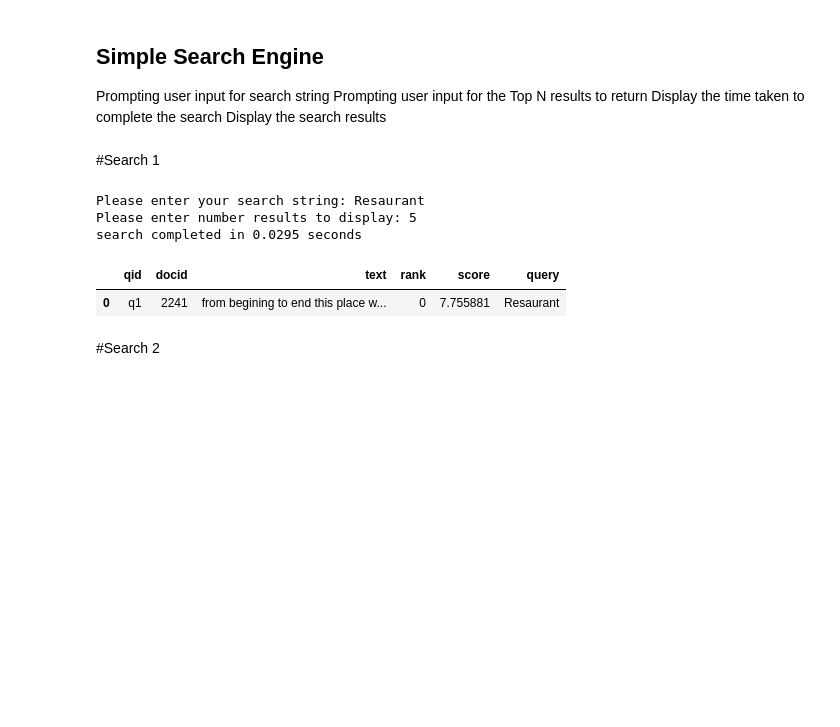
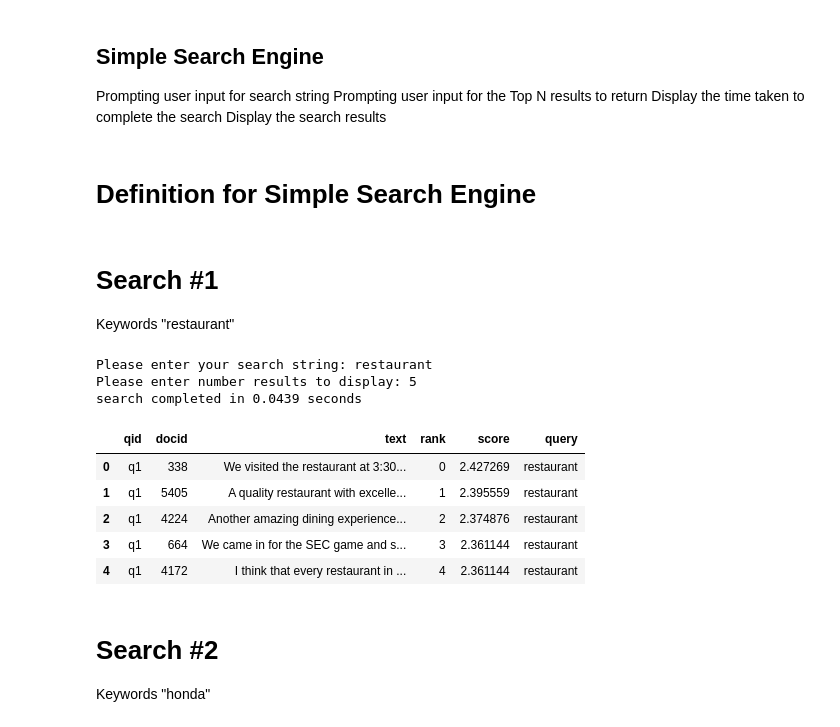
Before and after one commit to d1p013/testing, a Jupyter notebook: Assignment_Simple_Search_Engine.ipynb, the cells around one changed output. Cells and saved outputs as stored; diff of their text form; code cells hidden in the pictures; blank space fills up the shorter version.

```diff
--- a/Assignment_Simple_Search_Engine.ipynb
+++ b/Assignment_Simple_Search_Engine.ipynb
@@ -230,39 +235,50 @@ Prompting user input for search string
 Prompting user input for the Top N results to return
 Display the time taken to complete the search
 Display the search results
+# %% [markdown]
+# Definition for Simple Search Engine
+# %%
+def SimpleSearch():
+  import time
+  import pandas as pd
+  pd.reset_option('^display.', silent=True)
+  #pd.set_option('display.max_rows', None)
+  pd.set_option('display.max_columns', None)
+  #pd.set_option('display.width', None)
+  #pd.set_option('display.max_colwidth', -1)
+
+  search_str = input("Please enter your search string: ")
+  #print("Search string: ", search_str)
+  TopN = input("Please enter number results to display: ")
+  #print("Top N results: ", TopN)
+  Tstart = time.perf_counter()
+  topics = pd.DataFrame([["q1", search_str]],columns=['qid','query'])
+  results = pt.BatchRetrieve(indexref, wmodel="TF_IDF", properties={"termpipelines" : "Stopwords,PorterStemmer"}, metadata=["text"], num_results=int(TopN)).transform(topics)
+  Tend = time.perf_counter()
+  print(f"search completed in {Tend - Tstart:0.4f} seconds")
+
+  if len(results) == 0:
+    print("no result found!")
+  #else:
+    #print("len: ", len(results))
+    #print(results)
+
+  return results
 # %% [markdown]
-#Search 1
+# Search #1
+Keywords "restaurant"
-# %%
-import time
-import pandas as pd
-pd.reset_option('^display.', silent=True)
-#pd.set_option('display.max_rows', None)
-pd.set_option('display.max_columns', None)
-#pd.set_option('display.width', None)
-#pd.set_option('display.max_colwidth', -1)
-
-search_str = input("Please enter your search string: ")
-#print("Search string: ", search_str)
-TopN = input("Please enter number results to display: ")
-#print("Top N results: ", TopN)
-Tstart = time.perf_counter()
-topics = pd.DataFrame([["q1", search_str]],columns=['qid','query'])
-results = pt.BatchRetrieve(indexref, wmodel="TF_IDF", properties={"termpipelines" : "Stopwords,PorterStemmer"}, metadata=["text"], num_results=int(TopN)).transform(topics)
-Tend = time.perf_counter()
-print(f"search completed in {Tend - Tstart:0.4f} seconds")
-
-if len(results) == 0:
-  print("no result found!")
-#else:
-  #print("len: ", len(results))
-  #print(results)
-
-results
-# %% [output]
-Please enter your search string: Resaurant
-Please enter number results to display: 5
-search completed in 0.0295 seconds
-|  | qid | docid | text | rank | score | query |
-| 0 | q1 | 2241 | from begining to end this place w... | 0 | 7.755881 | Resaurant |
+# %%
+SimpleSearch()
+# %% [output]
+Please enter your search string: restaurant
+Please enter number results to display: 5
+search completed in 0.0439 seconds
+|  | qid | docid | text | rank | score | query |
+| 0 | q1 | 338 | We visited the restaurant at 3:30... | 0 | 2.427269 | restaurant |
+| 1 | q1 | 5405 | A quality restaurant with excelle... | 1 | 2.395559 | restaurant |
+| 2 | q1 | 4224 | Another amazing dining experience... | 2 | 2.374876 | restaurant |
+| 3 | q1 | 664 | We came in for the SEC game and s... | 3 | 2.361144 | restaurant |
+| 4 | q1 | 4172 | I think that every restaurant in ... | 4 | 2.361144 | restaurant |
 # %% [markdown]
-#Search 2
+# Search #2
+Keywords "honda"
```
Also changed, not shown: parts of 16 cells of this notebook.
